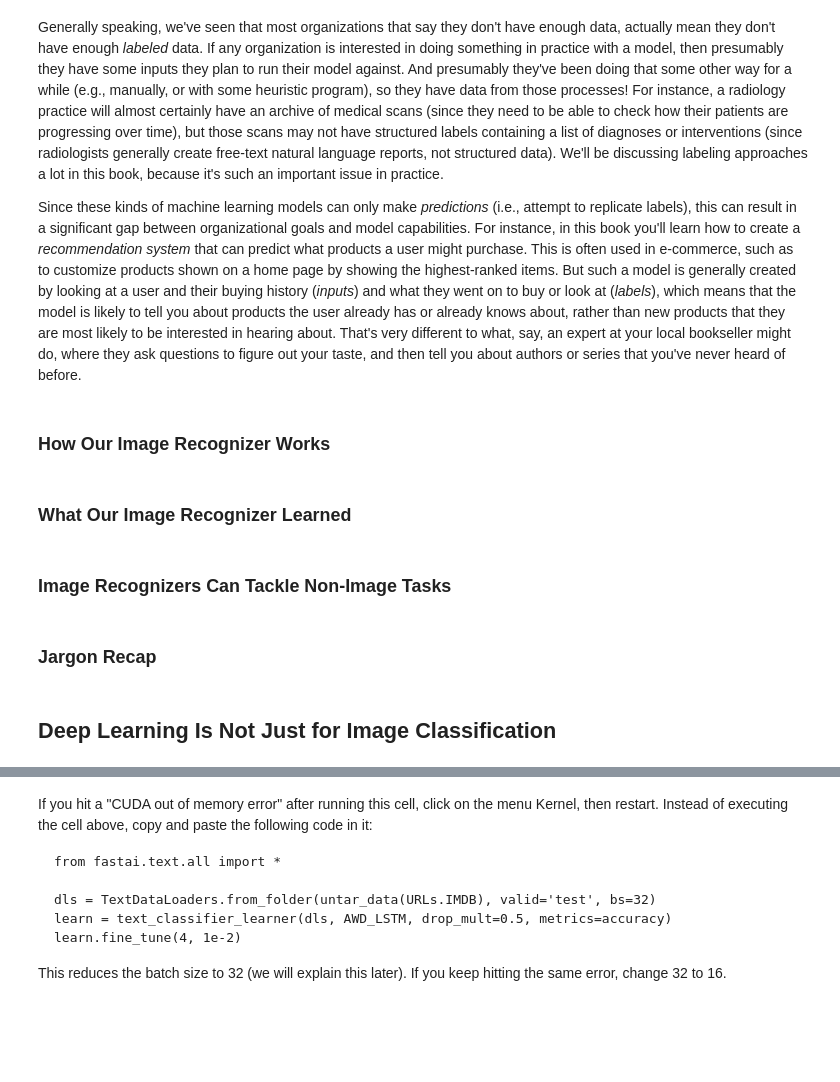
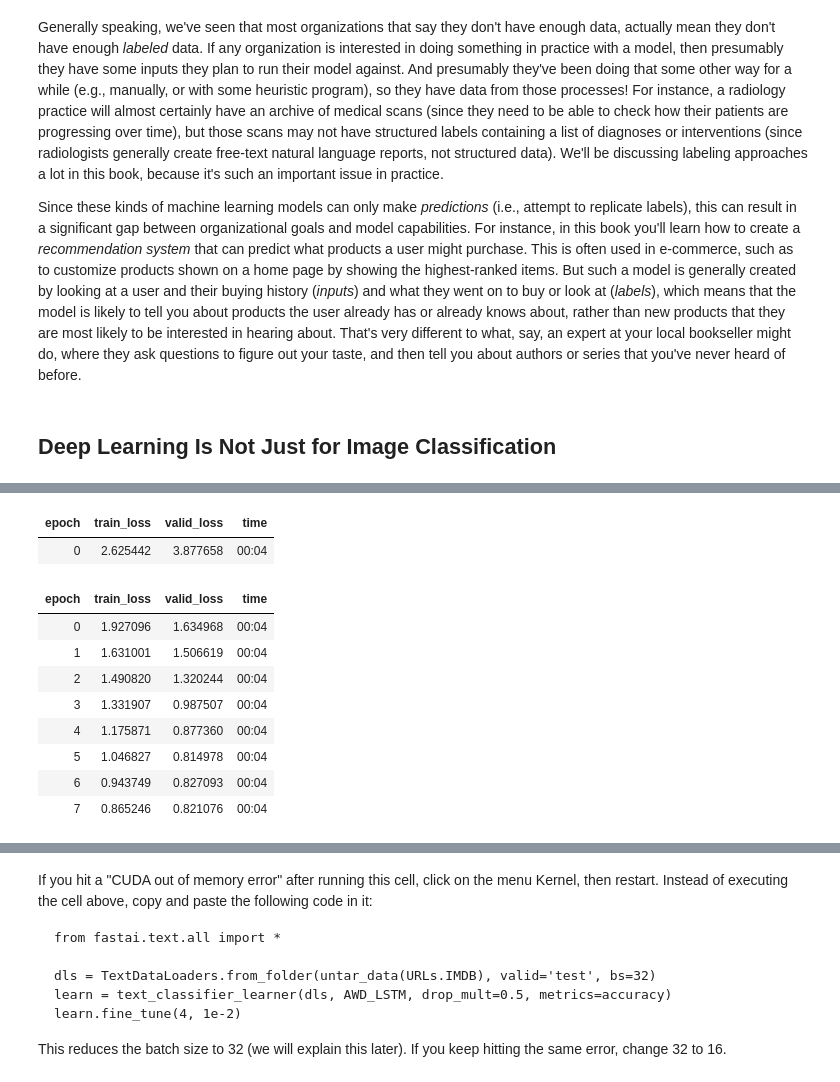
Before and after one commit to samirgadkari/fastai_pytorch_book, a Jupyter notebook: 01_intro.ipynb, the cells around one changed output, grey strips where cells are left out. Cells and saved outputs as stored; diff of their text form; code cells hidden in the pictures; blank space fills up the shorter version.

```diff
--- a/01_intro.ipynb
+++ b/01_intro.ipynb
@@ -107,23 +129,19 @@ From this picture we can now see some fundamental things about training a deep l
 Generally speaking, we've seen that most organizations that say they don't have enough data, actually mean they don't have enough *labeled* data. If any organization is interested in doing something in practice with a model, then presumably they have some inputs they plan to run their model against. And presumably they've been doing that some other way for a while (e.g., manually, or with some heuristic program), so they have data from those processes! For instance, a radiology practice will almost certainly have an archive of medical scans (since they need to be able to check how their patients are progressing over time), but those scans may not have structured labels containing a list of diagnoses or interventions (since radiologists generally create free-text natural language reports, not structured data). We'll be discussing labeling approaches a lot in this book, because it's such an important issue in practice.
 
 Since these kinds of machine learning models can only make *predictions* (i.e., attempt to replicate labels), this can result in a significant gap between organizational goals and model capabilities. For instance, in this book you'll learn how to create a *recommendation system* that can predict what products a user might purchase. This is often used in e-commerce, such as to customize products shown on a home page by showing the highest-ranked items. But such a model is generally created by looking at a user and their buying history (*inputs*) and what they went on to buy or look at (*labels*), which means that the model is likely to tell you about products the user already has or already knows about, rather than new products that they are most likely to be interested in hearing about. That's very different to what, say, an expert at your local bookseller might do, where they ask questions to figure out your taste, and then tell you about authors or series that you've never heard of before.
-# %% [markdown]
-### How Our Image Recognizer Works
-# %% [markdown]
-### What Our Image Recognizer Learned
-# %% [markdown]
-### Image Recognizers Can Tackle Non-Image Tasks
-# %% [markdown]
-### Jargon Recap
 # %% [markdown]
 ## Deep Learning Is Not Just for Image Classification
 # %%
 path = untar_data(URLs.CAMVID_TINY)
 dls = SegmentationDataLoaders.from_label_func(
-    path, bs=8, fnames = get_image_files(path/"images"),
+    path,                  # Base path for image files.
+    bs=8,                  # batch size (number of instances in a batch) is 8.
+    fnames = get_image_files(path/"images"), # Get image files in path recursively.
+                           # Only check in the given folders if folders is specified
     label_func = lambda o: path/'labels'/f'{o.stem}_P{o.suffix}',
     codes = np.loadtxt(path/'codes.txt', dtype=str)
 )
 
 learn = unet_learner(dls, resnet34)
 learn.fine_tune(8)
+# %% [output]
@@ -130,2 +149,13 @@ learn.fine_tune(8)
+| epoch | train_loss | valid_loss | time |
+| 0 | 2.625442 | 3.877658 | 00:04 |
+| epoch | train_loss | valid_loss | time |
+| 0 | 1.927096 | 1.634968 | 00:04 |
+| 1 | 1.631001 | 1.506619 | 00:04 |
+| 2 | 1.490820 | 1.320244 | 00:04 |
+| 3 | 1.331907 | 0.987507 | 00:04 |
+| 4 | 1.175871 | 0.877360 | 00:04 |
+| 5 | 1.046827 | 0.814978 | 00:04 |
+| 6 | 0.943749 | 0.827093 | 00:04 |
+| 7 | 0.865246 | 0.821076 | 00:04 |
 # %%
 learn.show_results(max_n=6, figsize=(7,8))
```
Also changed, not shown: parts of 24 cells of this notebook.
